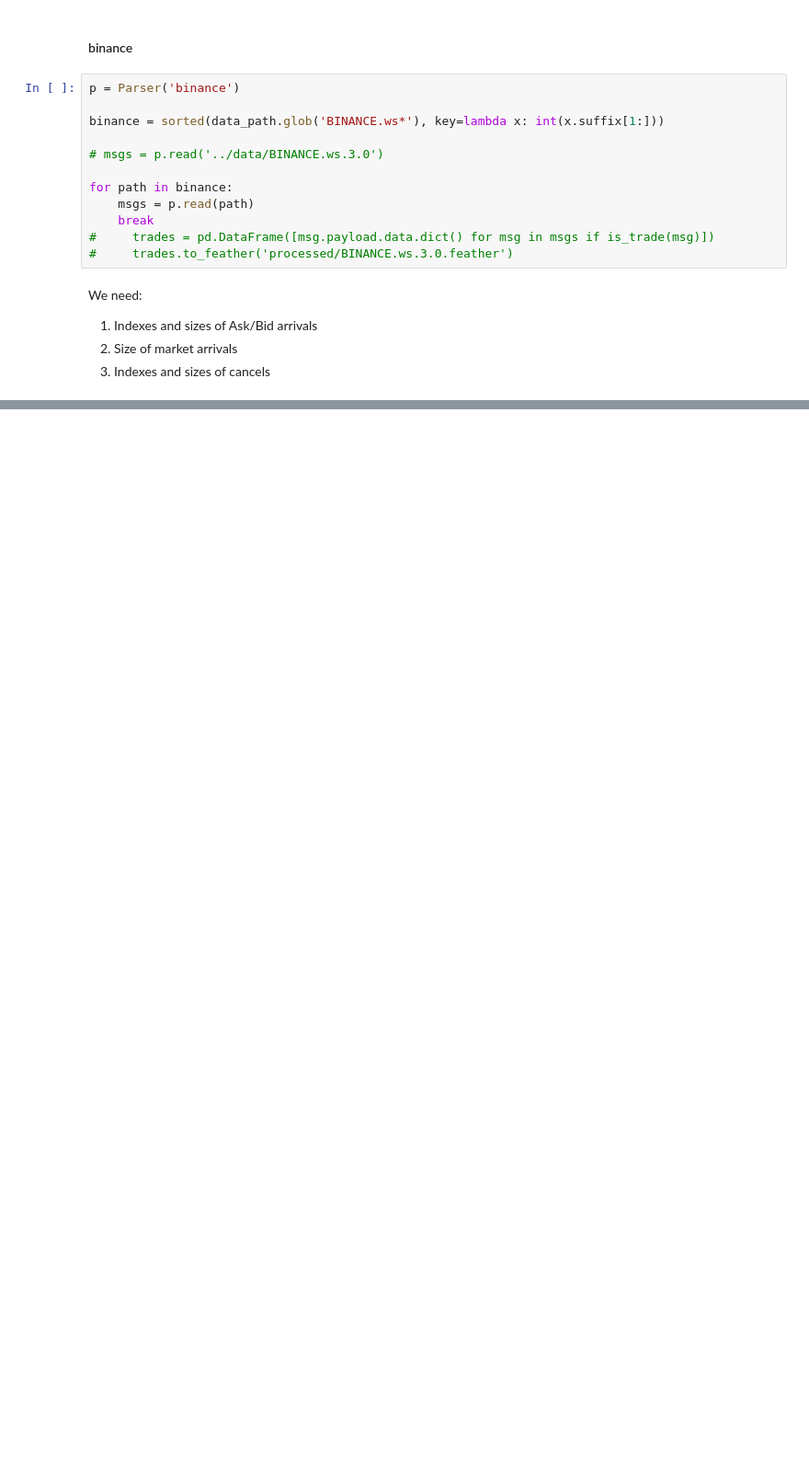
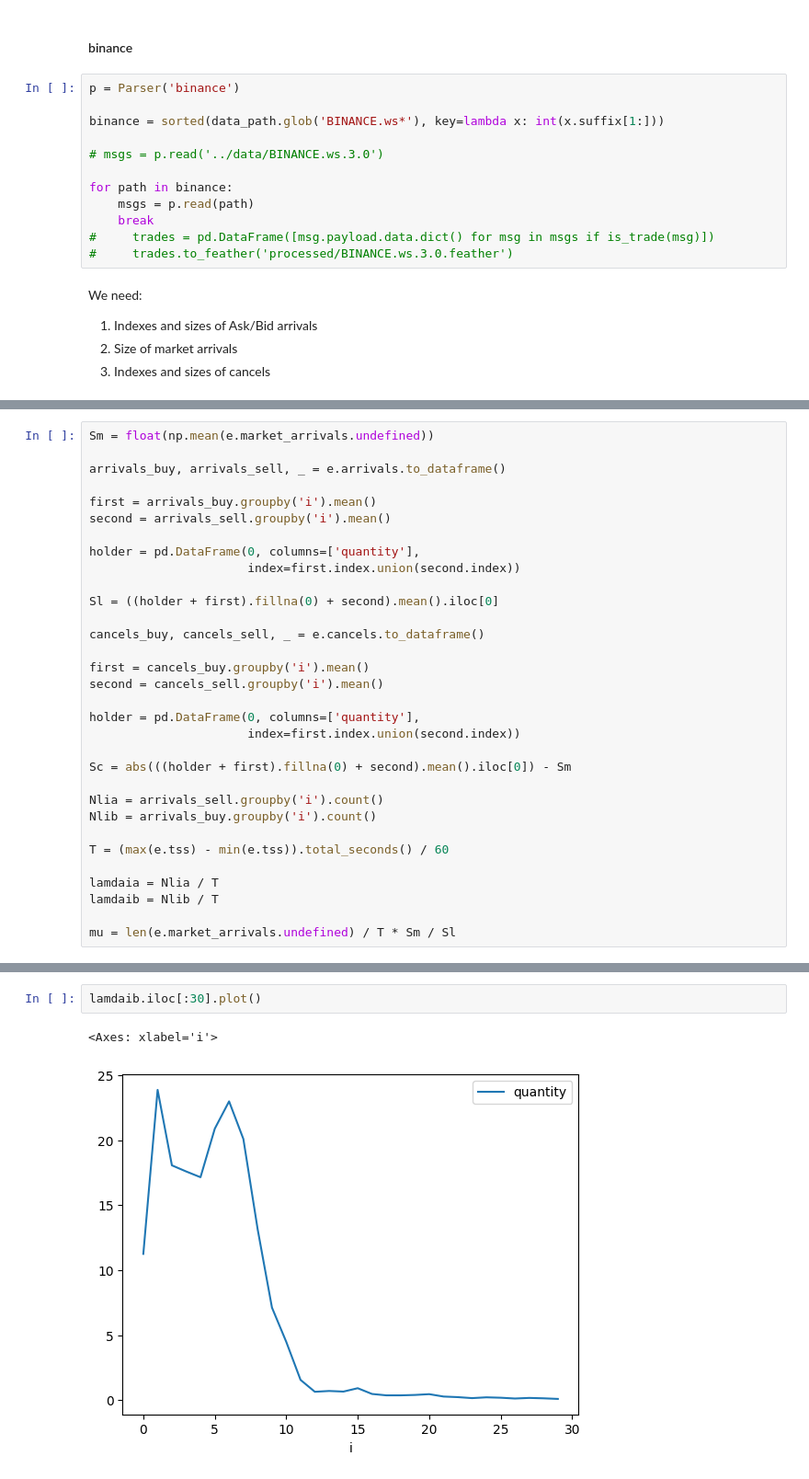
Before and after one commit to danyanyam/THESIS, a Jupyter notebook: notebooks/parsing-data-new.ipynb, the cells around one changed output, grey strips where cells are left out. Shown at 92% size. Saved outputs shown, nothing was run; the diff lists cells and outputs as text; blank space fills up the shorter version.

```diff
--- a/notebooks/parsing-data-new.ipynb
+++ b/notebooks/parsing-data-new.ipynb
@@ -360,0 +143,32 @@ p.name + '_trades'
+# %%
+Sm = float(np.mean(e.market_arrivals.undefined))
+
+arrivals_buy, arrivals_sell, _ = e.arrivals.to_dataframe()
+
+first = arrivals_buy.groupby('i').mean()
+second = arrivals_sell.groupby('i').mean()
+
+holder = pd.DataFrame(0, columns=['quantity'],
+                      index=first.index.union(second.index))
+
+Sl = ((holder + first).fillna(0) + second).mean().iloc[0]
+
+cancels_buy, cancels_sell, _ = e.cancels.to_dataframe()
+
+first = cancels_buy.groupby('i').mean()
+second = cancels_sell.groupby('i').mean()
+
+holder = pd.DataFrame(0, columns=['quantity'],
+                      index=first.index.union(second.index))
+
+Sc = abs(((holder + first).fillna(0) + second).mean().iloc[0]) - Sm
+
+Nlia = arrivals_sell.groupby('i').count()
+Nlib = arrivals_buy.groupby('i').count()
+
+T = (max(e.tss) - min(e.tss)).total_seconds() / 60
+
+lamdaia = Nlia / T
+lamdaib = Nlib / T
+
+mu = len(e.market_arrivals.undefined) / T * Sm / Sl
@@ -360,0 +199,5 @@ p.name + '_trades'
+# %%
+lamdaib.iloc[:30].plot()
+# %% [output]
+<Axes: xlabel='i'>
+[figure, added]
```
Also changed, not shown: parts of 50 cells of this notebook, 4 other files.
